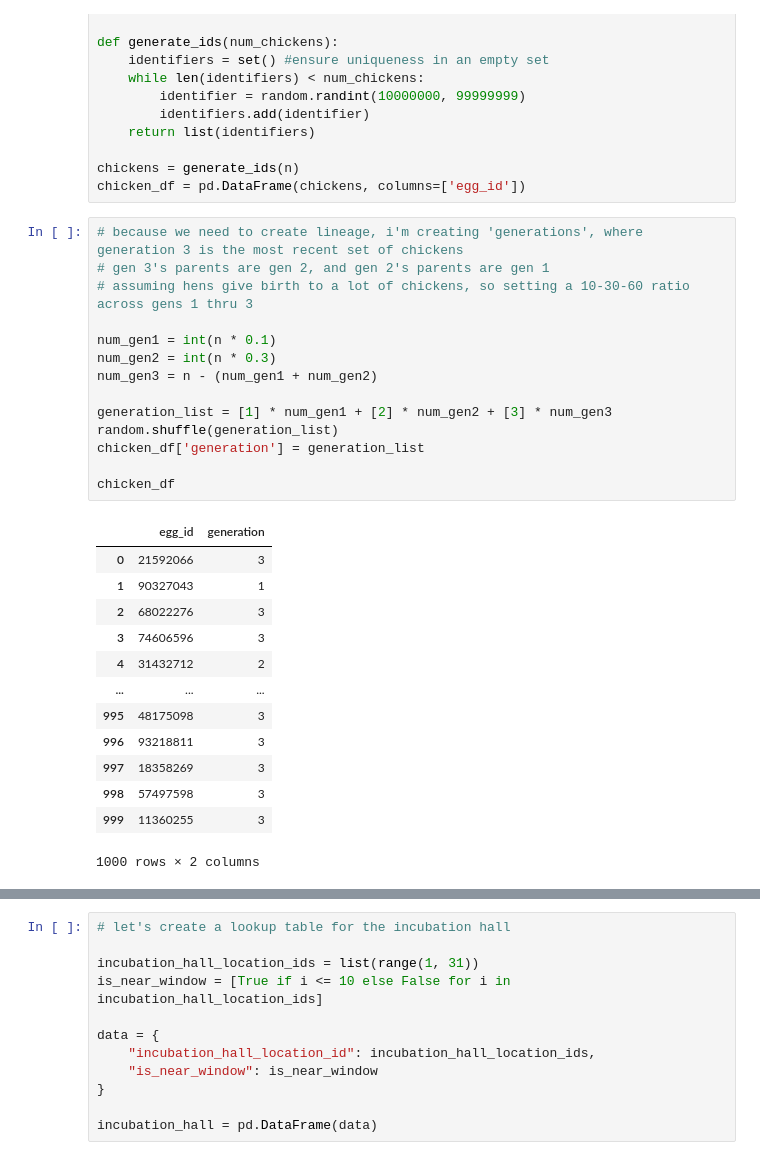
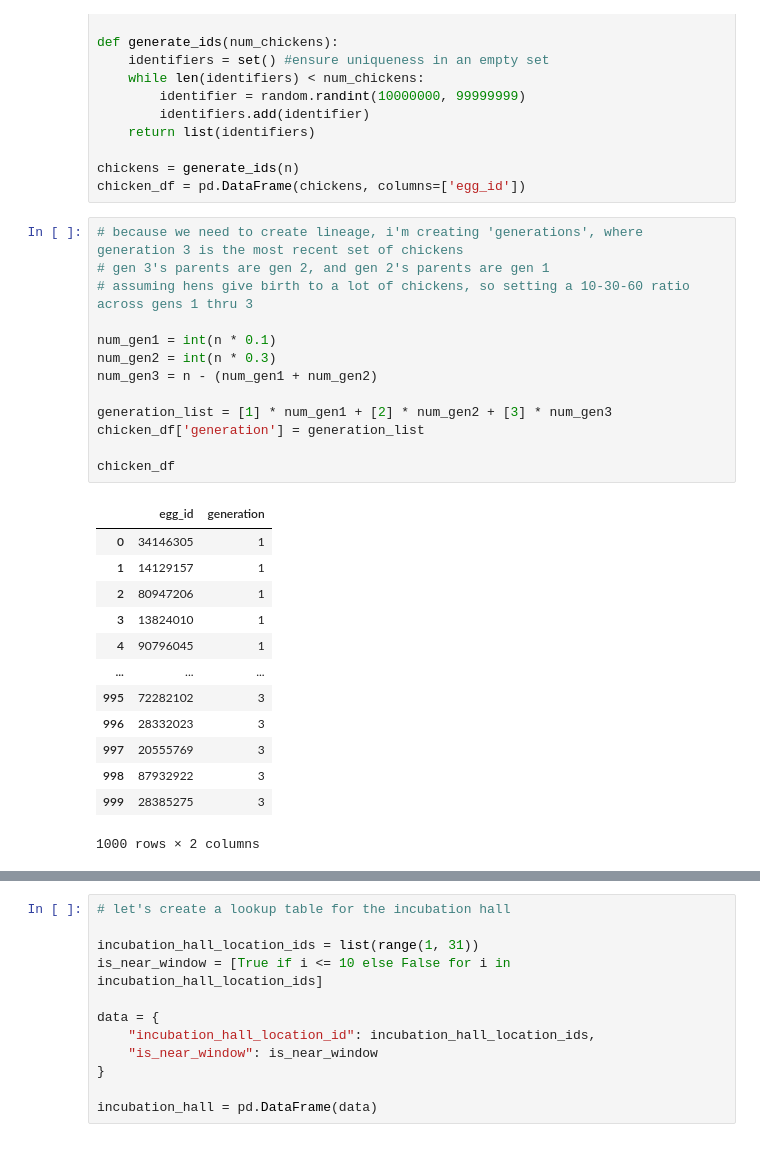
Before and after one commit to shiven-samant/chicken_farm, a Jupyter notebook: chicken_farm.ipynb, the cells around one changed output, grey strips where cells are left out. Drawn from its saved outputs; the diff is of its cells as text.

```diff
--- a/chicken_farm.ipynb
+++ b/chicken_farm.ipynb
@@ -21,30 +27,29 @@ chicken_df = pd.DataFrame(chickens, columns=['egg_id'])
 # %%
 # because we need to create lineage, i'm creating 'generations', where generation 3 is the most recent set of chickens
 # gen 3's parents are gen 2, and gen 2's parents are gen 1
 # assuming hens give birth to a lot of chickens, so setting a 10-30-60 ratio across gens 1 thru 3
 
 num_gen1 = int(n * 0.1)
 num_gen2 = int(n * 0.3)
 num_gen3 = n - (num_gen1 + num_gen2)
 
 generation_list = [1] * num_gen1 + [2] * num_gen2 + [3] * num_gen3
-random.shuffle(generation_list)
 chicken_df['generation'] = generation_list
 
 chicken_df
 # %% [output]
 |  | egg_id | generation |
-| 0 | 21592066 | 3 |
-| 1 | 90327043 | 1 |
-| 2 | 68022276 | 3 |
-| 3 | 74606596 | 3 |
-| 4 | 31432712 | 2 |
+| 0 | 34146305 | 1 |
+| 1 | 14129157 | 1 |
+| 2 | 80947206 | 1 |
+| 3 | 13824010 | 1 |
+| 4 | 90796045 | 1 |
 | ... | ... | ... |
-| 995 | 48175098 | 3 |
-| 996 | 93218811 | 3 |
-| 997 | 18358269 | 3 |
-| 998 | 57497598 | 3 |
-| 999 | 11360255 | 3 |
+| 995 | 72282102 | 3 |
+| 996 | 28332023 | 3 |
+| 997 | 20555769 | 3 |
+| 998 | 87932922 | 3 |
+| 999 | 28385275 | 3 |
 1000 rows × 2 columns
 # %%
 # function to assign rooster or hen to each chicken
```
Also changed, not shown: parts of 10 cells of this notebook.
